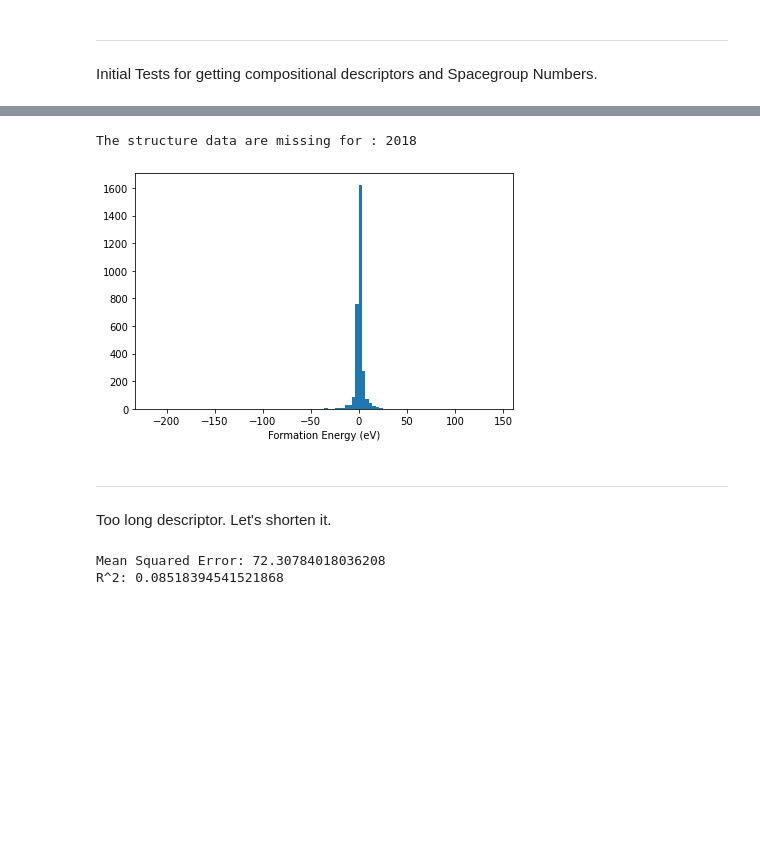
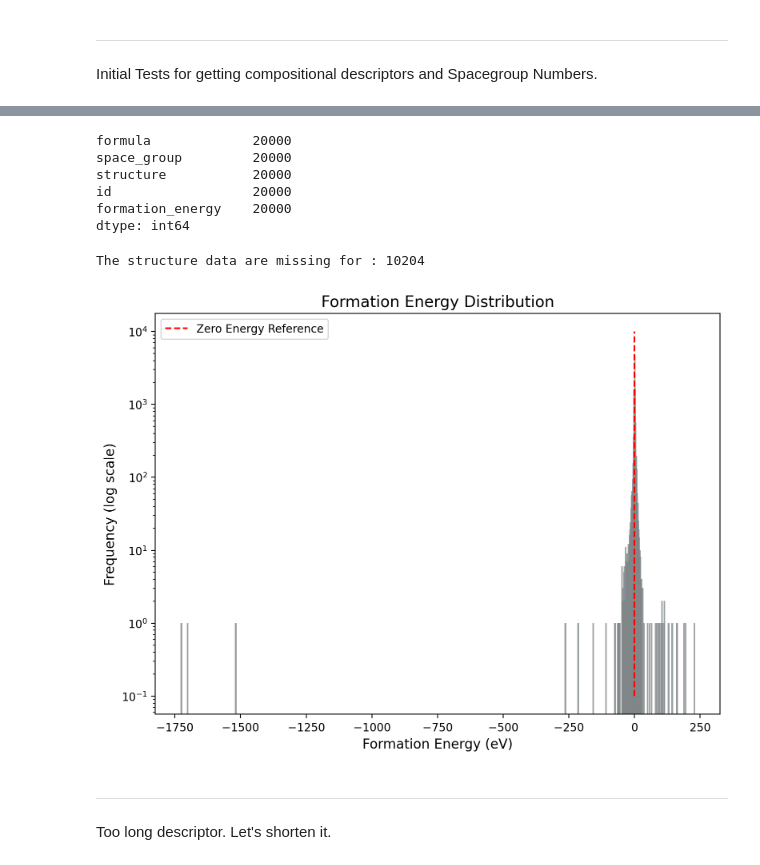
Before and after one commit to Minotakm/hackathon_KRICT, a Jupyter notebook: sandbox.ipynb, the cells around one changed output, grey strips where cells are left out. Saved outputs shown, nothing was run; the diff lists cells and outputs as text; code cells hidden in the pictures; blank space fills up the shorter version.

```diff
--- a/sandbox.ipynb
+++ b/sandbox.ipynb
@@ -30,3 +25,18 @@ df.head()
+# %%
+df1 = pd.read_csv('./Data/1_MatDX/MatDX_nomad_EF_Binary.csv')
+df2 = pd.read_csv('./Data/1_MatDX/MatDX_nomad_EF_Ternary.csv')
+
+# Concatenate the DataFrames
+df = pd.concat([df1, df2], ignore_index=True)
+
+df.count()
+# %% [output]
+formula             20000
+space_group         20000
+structure           20000
+id                  20000
+formation_energy    20000
+dtype: int64
 # %%
 def concatenate_lists(*lists):
 
@@ -97,46 +109,32 @@ for index, row in df.iterrows():
         target_property[formula] = e_f
 
     except:
-        # print(row)
         pass
 
 print('The structure data are missing for :', df.count()['formula']- len(target_property.keys()))
 # %% [output]
-The structure data are missing for : 2018
+The structure data are missing for : 10204
-# %%
-plt.figure()
-plt.hist(list(target_property.values()),bins=100)
-plt.xlabel('Formation Energy (eV)')
-
-plt.tight_layout()
-# %% [output]
-[figure, removed]
+# %%
+plt.figure(dpi=200, figsize=(8, 6))
+
+# Plot histogram
+plt.hist(list(target_property.values()), bins=1000, color='skyblue', edgecolor='gray', alpha=0.7)
+plt.xlabel('Formation Energy (eV)', fontsize=12)
+plt.ylabel('Frequency (log scale)', fontsize=12)
+plt.title('Formation Energy Distribution', fontsize=14)
+
+# Add vertical line at 0 with a label
+plt.vlines(0, ymin=0.1, ymax=10000, colors='red', linestyles='dashed', label='Zero Energy Reference')
+plt.legend(loc='upper left')
+
+# Set y-axis to log scale
+plt.yscale('log')
+
+# Adjust layout for a clean look
+plt.tight_layout()
+plt.show()
+# %% [output]
+[figure, added]
 # %% [markdown]
 ----
 Too long descriptor. Let's shorten it.
-# %%
-
-# Split data into features (X) and target (y)
-X = df.drop(columns='target')
-y = df['target']
-
-# Split the data into training and testing sets (70% train, 30% test)
-X_train, X_test, y_train, y_test = train_test_split(X, y, test_size=0.3, random_state=42)
-
-# Initialize and train the Random Forest model
-model = RandomForestRegressor(random_state=42)
-model.fit(X_train, y_train)
-
-# Make predictions on the test set
-y_pred = model.predict(X_test)
-y_pred_train = model.predict(X_train)
-
-# Evaluate the model
-mse = mean_squared_error(y_test, y_pred)
-print("Mean Squared Error:", mse)
-
-r_sq = model.score(X_test, y_test)
-print("R^2:", r_sq)
-# %% [output]
-Mean Squared Error: 72.30784018036208
-R^2: 0.08518394541521868
```
Also changed, not shown: parts of 7 cells of this notebook, 2 other files.
